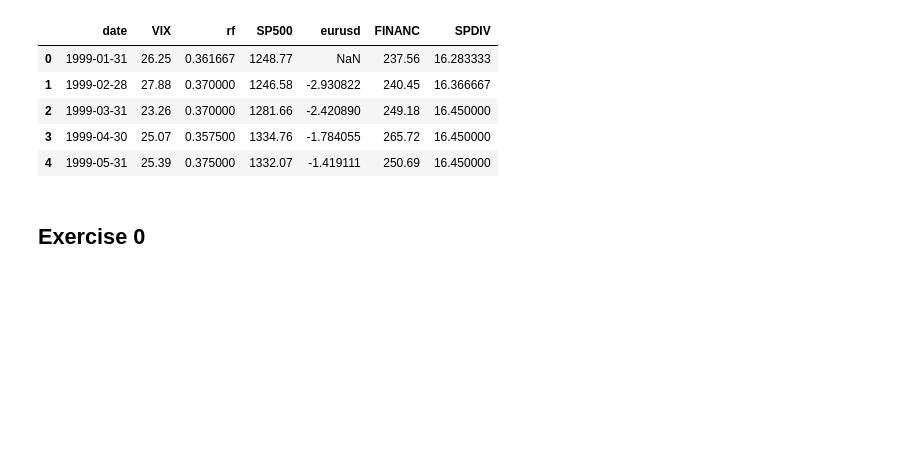
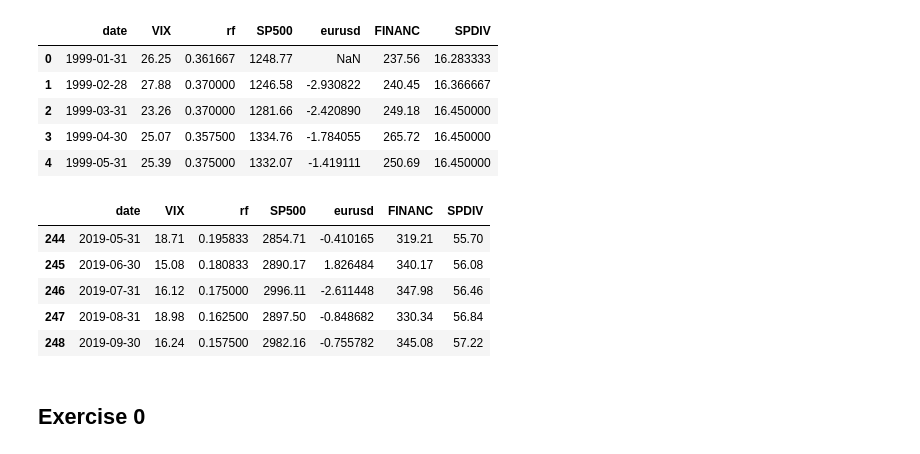
Before and after one commit to cyrilgabriele/FinancialEconometrics, a Jupyter notebook: homeworks/homework03/homework03.ipynb, the cells around one changed output. Cells and saved outputs as stored; diff of their text form; code cells hidden in the pictures; blank space fills up the shorter version.

```diff
--- a/homeworks/homework03/homework03.ipynb
+++ b/homeworks/homework03/homework03.ipynb
@@ -13,6 +13,15 @@ df.head()
 | 2 | 1999-03-31 | 23.26 | 0.370000 | 1281.66 | -2.420890 | 249.18 | 16.450000 |
 | 3 | 1999-04-30 | 25.07 | 0.357500 | 1334.76 | -1.784055 | 265.72 | 16.450000 |
 | 4 | 1999-05-31 | 25.39 | 0.375000 | 1332.07 | -1.419111 | 250.69 | 16.450000 |
+# %%
+df.tail()
+# %% [output]
+|  | date | VIX | rf | SP500 | eurusd | FINANC | SPDIV |
+| 244 | 2019-05-31 | 18.71 | 0.195833 | 2854.71 | -0.410165 | 319.21 | 55.70 |
+| 245 | 2019-06-30 | 15.08 | 0.180833 | 2890.17 | 1.826484 | 340.17 | 56.08 |
+| 246 | 2019-07-31 | 16.12 | 0.175000 | 2996.11 | -2.611448 | 347.98 | 56.46 |
+| 247 | 2019-08-31 | 18.98 | 0.162500 | 2897.50 | -0.848682 | 330.34 | 56.84 |
+| 248 | 2019-09-30 | 16.24 | 0.157500 | 2982.16 | -0.755782 | 345.08 | 57.22 |
 # %% [markdown]
 ## Exercise 0
 # %%
```
Also changed, not shown: parts of 19 cells of this notebook, 1 other file.
